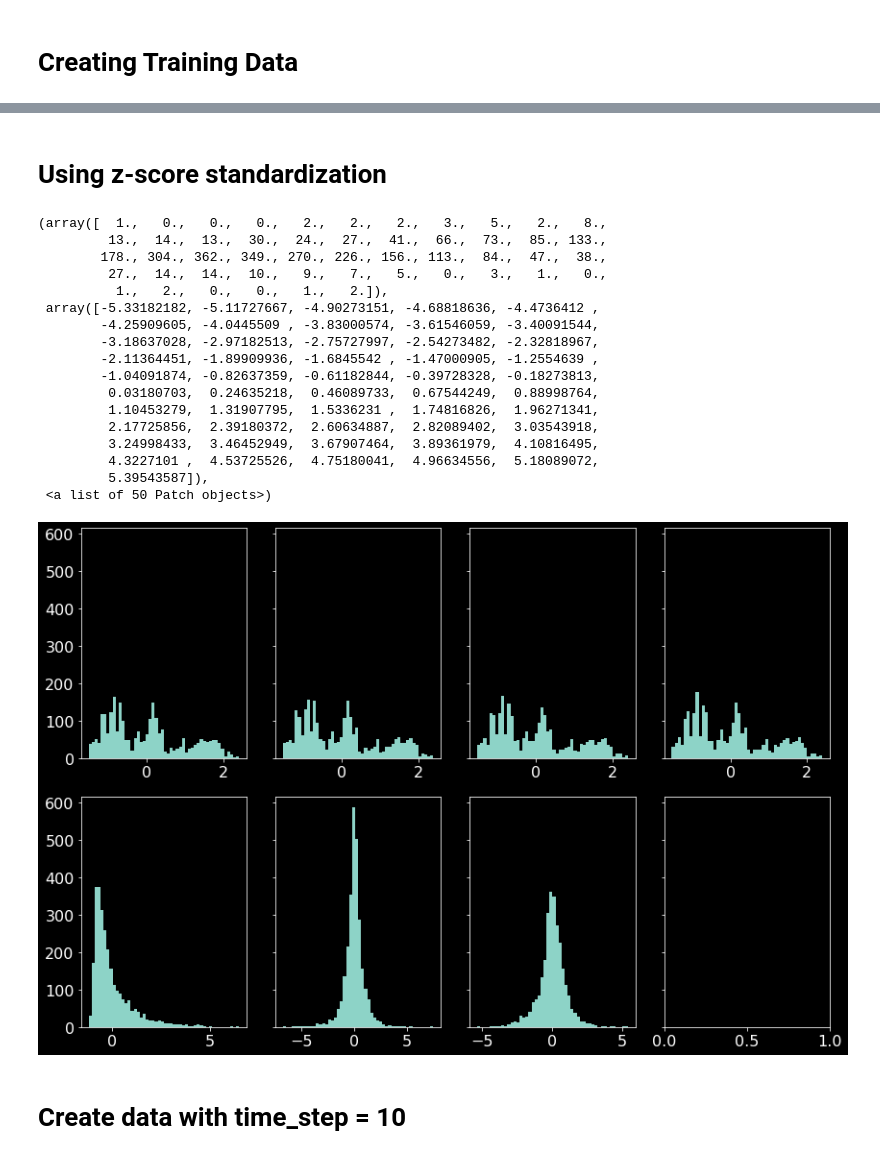
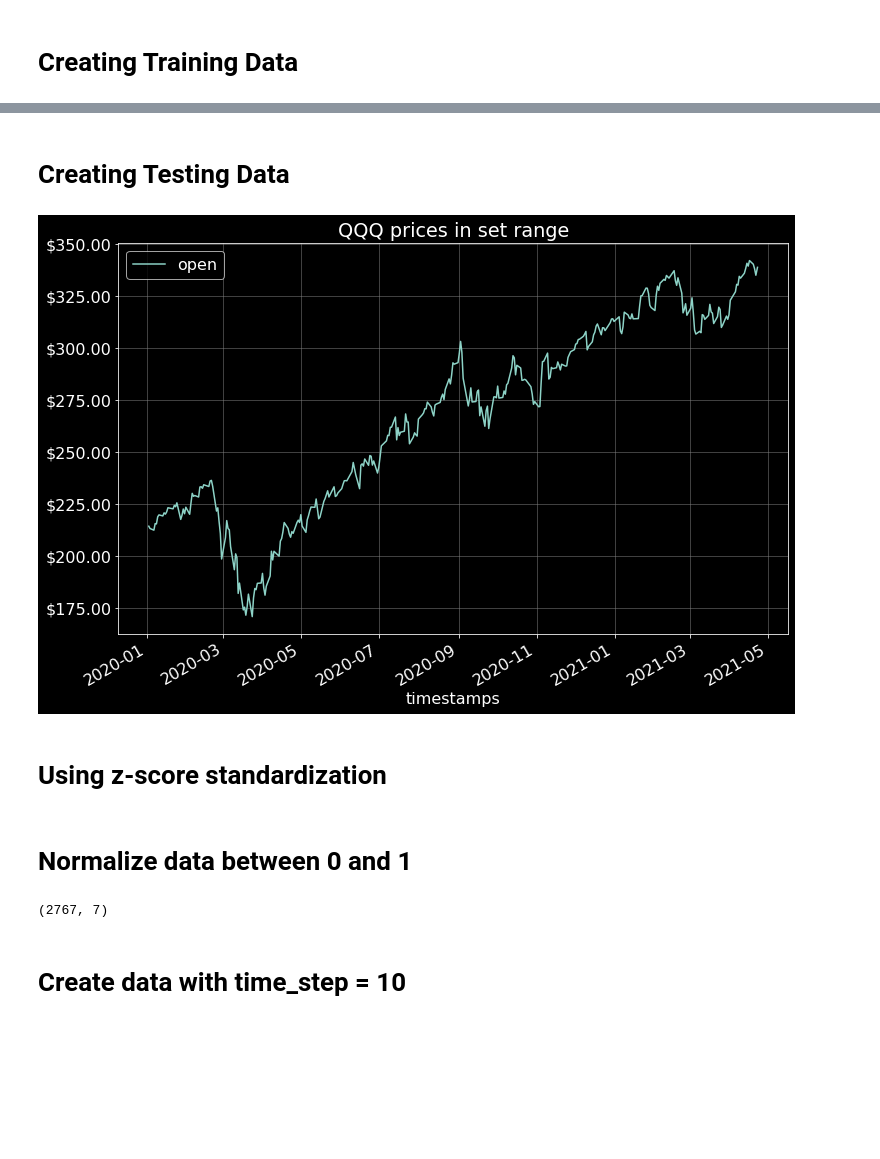
Before and after one commit to Olivia-Feldman/DLStockPrectionCNNModel-, a Jupyter notebook: sources/stock_predictor_CNN+LSTM.ipynb, the cells around one changed output, grey strips where cells are left out. Drawn from its saved outputs; the diff is of its cells as text; code cells hidden in the pictures; blank space fills up the shorter version.

```diff
--- a/sources/stock_predictor_CNN+LSTM.ipynb
+++ b/sources/stock_predictor_CNN+LSTM.ipynb
@@ -114,39 +126,39 @@ training_data.head()
+# %% [markdown]
+# Creating Testing Data
+# %%
+testing_data = df[df['timestamps']>='2020-01-01'].copy()
+visualize_prices(testing_data, 'timestamps', 'open')
+
+testing_data = testing_data.drop(['timestamps'], axis=1)
+testing_data = testing_data.iloc[1:]    # Drops first row in dataframe
+#testing_data.head()
+# %% [output]
+[figure, added]
 # %% [markdown]
 # Using z-score standardization
 # %%
-from scipy import stats
+# from scipy import stats
 
-training_data = stats.zscore(training_data, axis=0, ddof=0, nan_policy='omit')
+# training_data = stats.zscore(training_data, axis=0, ddof=0, nan_policy='omit')
 
-n_bins = 50
+# n_bins = 50
 
-fig, axs = plt.subplots(2, 4, sharey=True, tight_layout=True)
-axs[0][0].hist(training_data[:, 0], bins=n_bins)
-axs[0][1].hist(training_data[:, 1], bins=n_bins)
-axs[0][2].hist(training_data[:, 2], bins=n_bins)
-axs[0][3].hist(training_data[:, 3], bins=n_bins)
-axs[1][0].hist(training_data[:, 4], bins=n_bins)
-axs[1][1].hist(training_data[:, 5], bins=n_bins)
-axs[1][2].hist(training_data[:, 6], bins=n_bins)
+# fig, axs = plt.subplots(2, 4, sharey=True, tight_layout=True)
+# axs[0][0].hist(training_data[:, 0], bins=n_bins)
+# axs[0][1].hist(training_data[:, 1], bins=n_bins)
+# axs[0][2].hist(training_data[:, 2], bins=n_bins)
+# axs[0][3].hist(training_data[:, 3], bins=n_bins)
+# axs[1][0].hist(training_data[:, 4], bins=n_bins)
+# axs[1][1].hist(training_data[:, 5], bins=n_bins)
+# axs[1][2].hist(training_data[:, 6], bins=n_bins)
-# %% [output]
-(array([  1.,   0.,   0.,   0.,   2.,   2.,   2.,   3.,   5.,   2.,   8.,
-         13.,  14.,  13.,  30.,  24.,  27.,  41.,  66.,  73.,  85., 133.,
-        178., 304., 362., 349., 270., 226., 156., 113.,  84.,  47.,  38.,
-         27.,  14.,  14.,  10.,   9.,   7.,   5.,   0.,   3.,   1.,   0.,
-          1.,   2.,   0.,   0.,   1.,   2.]),
- array([-5.33182182, -5.11727667, -4.90273151, -4.68818636, -4.4736412 ,
-        -4.25909605, -4.0445509 , -3.83000574, -3.61546059, -3.40091544,
-        -3.18637028, -2.97182513, -2.75727997, -2.54273482, -2.32818967,
-        -2.11364451, -1.89909936, -1.6845542 , -1.47000905, -1.2554639 ,
-        -1.04091874, -0.82637359, -0.61182844, -0.39728328, -0.18273813,
-         0.03180703,  0.24635218,  0.46089733,  0.67544249,  0.88998764,
-         1.10453279,  1.31907795,  1.5336231 ,  1.74816826,  1.96271341,
-         2.17725856,  2.39180372,  2.60634887,  2.82089402,  3.03543918,
-         3.24998433,  3.46452949,  3.67907464,  3.89361979,  4.10816495,
-         4.3227101 ,  4.53725526,  4.75180041,  4.96634556,  5.18089072,
-         5.39543587]),
- <a list of 50 Patch objects>)
-[figure, removed]
+# %% [markdown]
+# Normalize data between 0 and 1
+# %%
+scaler = MinMaxScaler()
+training_data = scaler.fit_transform(training_data)
+training_data.shape
+# %% [output]
+(2767, 7)
 # %% [markdown]
 # Create data with time_step = 10
 # %%
```
Also changed, not shown: parts of 21 cells of this notebook.
